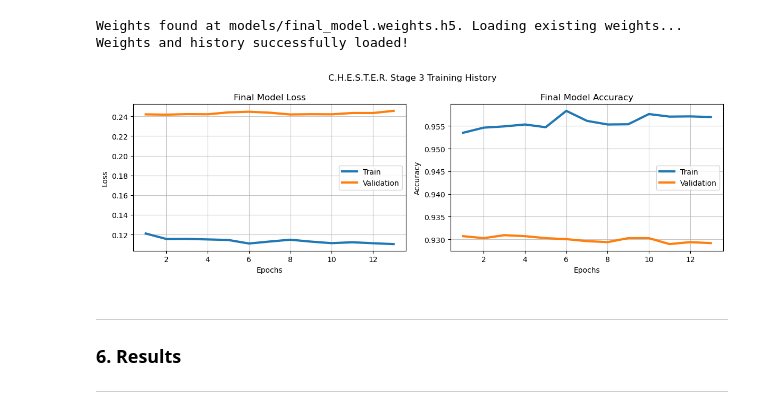
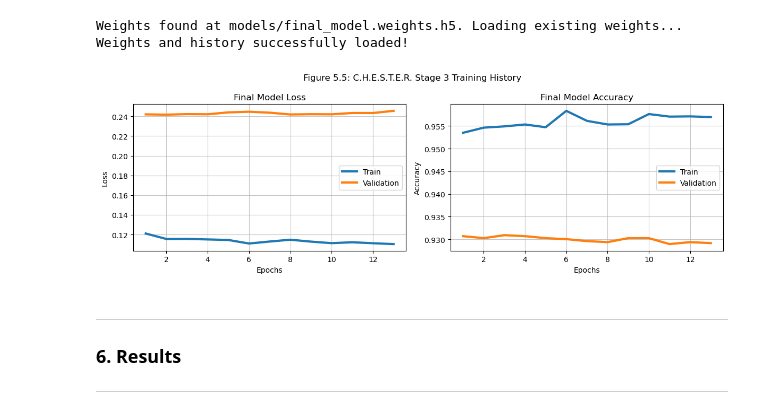
Before and after one commit to tedinspace/space-object-identification, a Jupyter notebook: src/Milestone5.ipynb, the cells around one changed output. Saved outputs shown, nothing was run; the diff lists cells and outputs as text; code cells hidden in the pictures.

```diff
--- a/src/Milestone5.ipynb
+++ b/src/Milestone5.ipynb
@@ -811,9 +834,9 @@ Weights found at models/final_model.weights.h5. Loading existing weights...
 Weights and history successfully loaded!
 # %%
 # Plot object model training history
-viz.plot_fit_history(final_history, 'Final Model', 'C.H.E.S.T.E.R. Stage 3 Training History')
+viz.plot_fit_history(final_history, 'Final Model', 'Figure 5.5: C.H.E.S.T.E.R. Stage 3 Training History')
 # %% [output]
-[figure, old version]
+[figure, new version]
 # %% [markdown]
 ---
 ### 6. Results <a class="anchor" id="6-results"></a>
```
Also changed, not shown: parts of 19 cells of this notebook.
